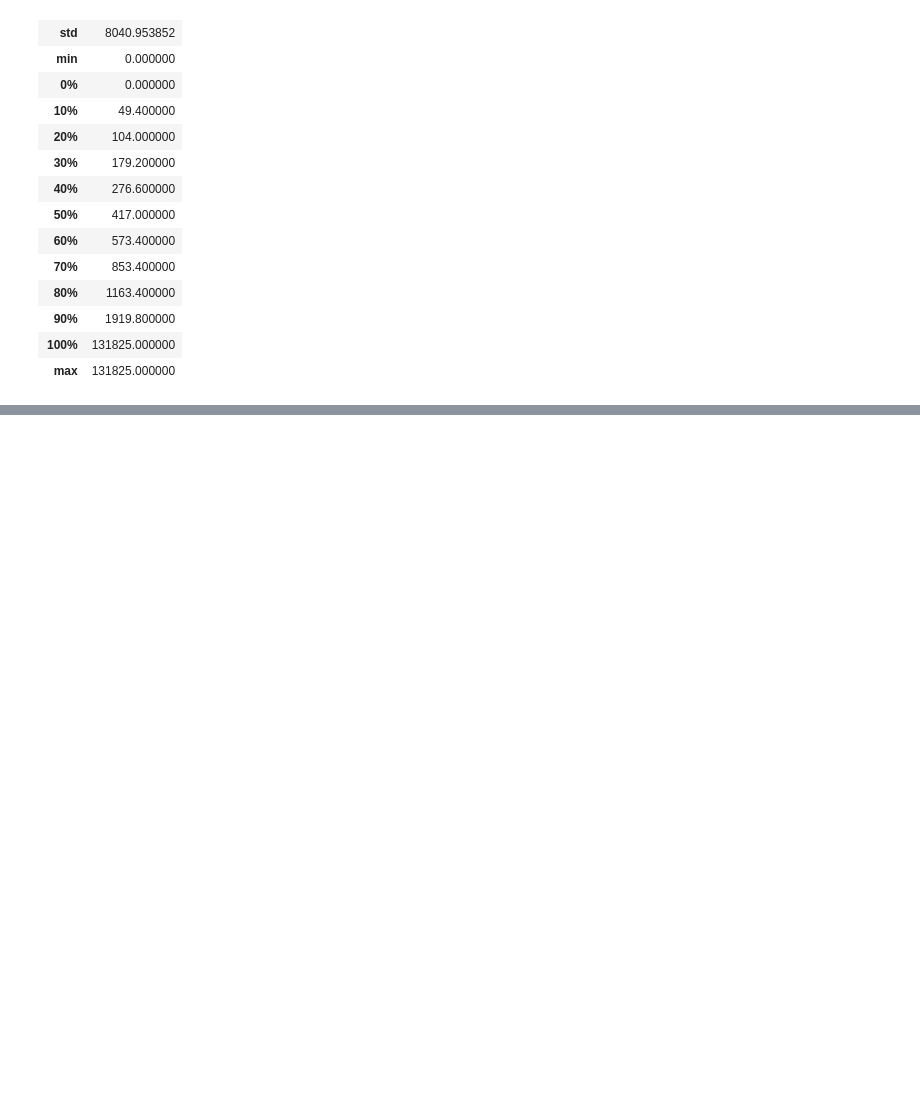
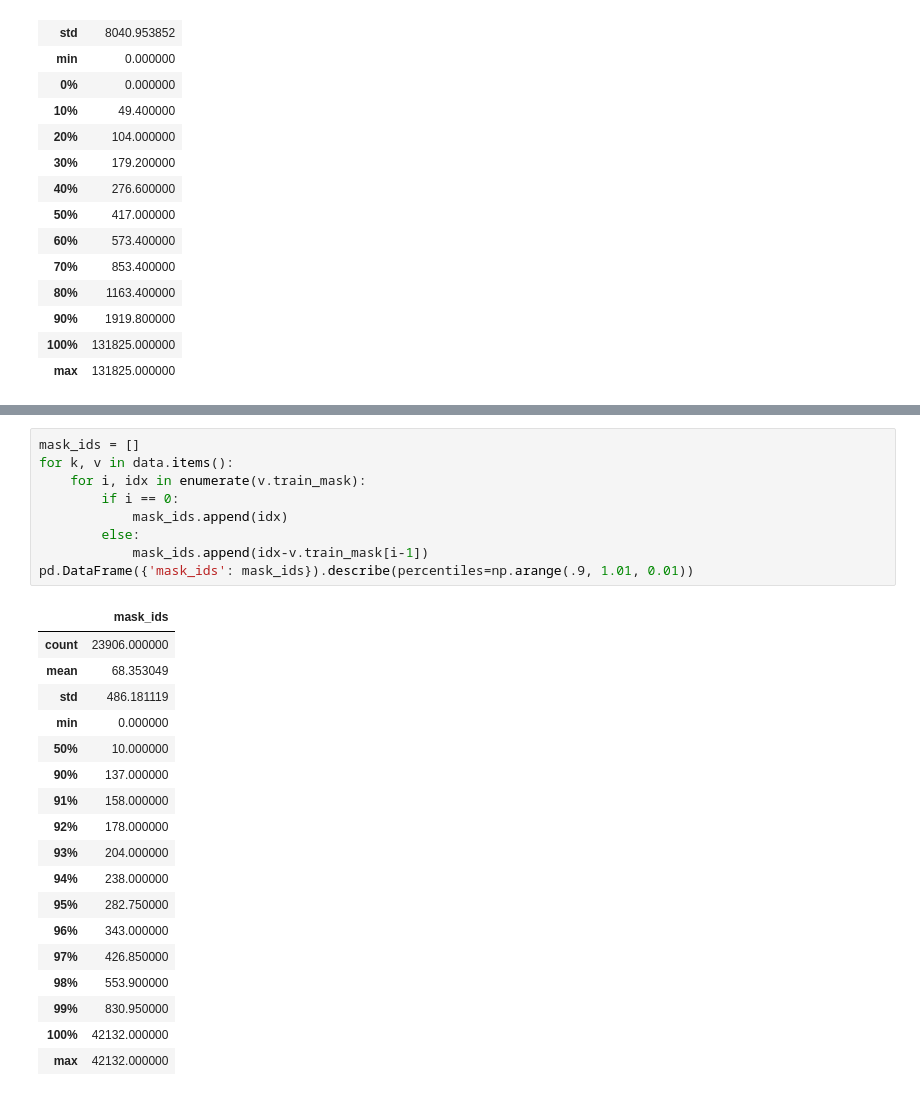
Before and after one commit to AxotZero/esun_sar_baseline, a Jupyter notebook: src/analysis_preprocess.ipynb, the cells around one changed output, grey strips where cells are left out. Drawn from its saved outputs; the diff is of its cells as text; blank space fills up the shorter version.

```diff
--- a/src/process_data/analysis_preprocess.ipynb
+++ b/src/analysis_preprocess.ipynb
@@ -287,0 +372,28 @@ display(pd.DataFrame(data=test_mask, columns=['test']).describe(percentiles=np.l
+# %%
+mask_ids = []
+for k, v in data.items():
+    for i, idx in enumerate(v.train_mask):
+        if i == 0:
+            mask_ids.append(idx)
+        else:
+            mask_ids.append(idx-v.train_mask[i-1])
+pd.DataFrame({'mask_ids': mask_ids}).describe(percentiles=np.arange(.9, 1.01, 0.01))
+# %% [output]
+|  | mask_ids |
+| count | 23906.000000 |
+| mean | 68.353049 |
+| std | 486.181119 |
+| min | 0.000000 |
+| 50% | 10.000000 |
+| 90% | 137.000000 |
+| 91% | 158.000000 |
+| 92% | 178.000000 |
+| 93% | 204.000000 |
+| 94% | 238.000000 |
+| 95% | 282.750000 |
+| 96% | 343.000000 |
+| 97% | 426.850000 |
+| 98% | 553.900000 |
+| 99% | 830.950000 |
+| 100% | 42132.000000 |
+| max | 42132.000000 |
```
Also changed, not shown: parts of 10 cells of this notebook, 8 other files.
